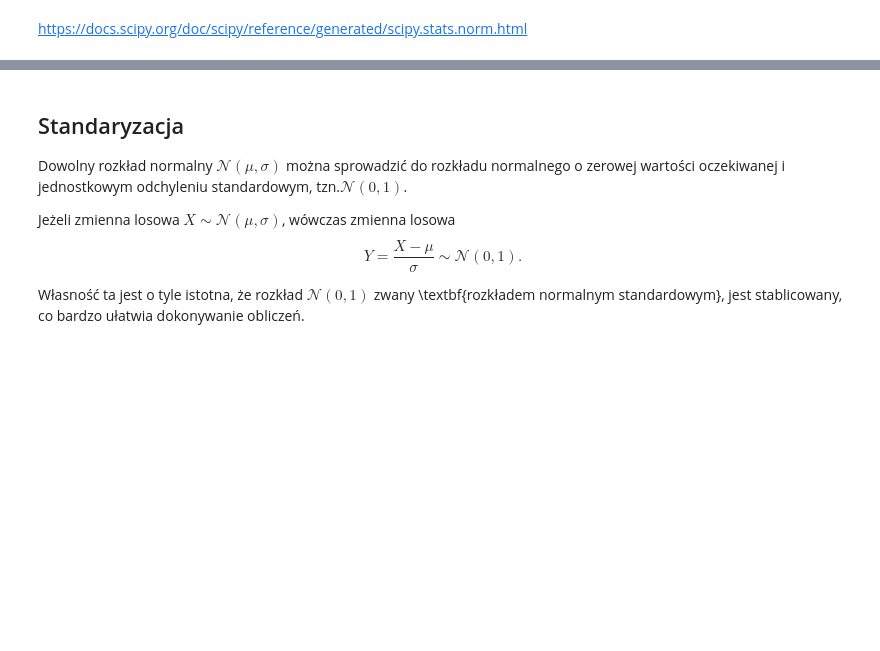
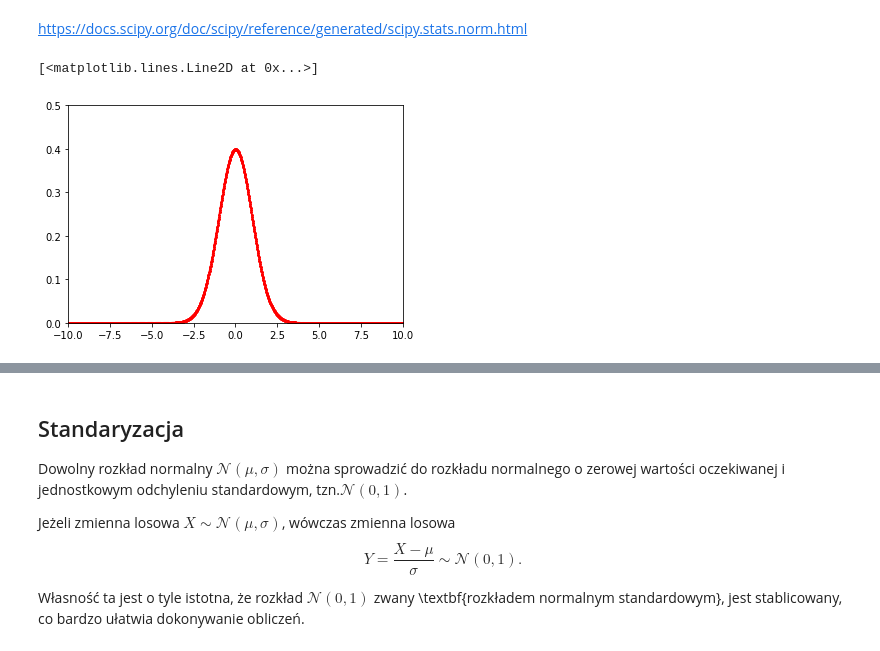
Before and after one commit to mdabrowski-phd/ds250223_stat, a Jupyter notebook: 02_rachunek_prawdopodobienstwa/05_rozklad_normalny.ipynb, the cells around one changed output, grey strips where cells are left out. Cells and saved outputs as stored; diff of their text form; code cells hidden in the pictures; blank space fills up the shorter version.

```diff
--- a/02_rachunek_prawdopodobienstwa/05_rozklad_normalny.ipynb
+++ b/02_rachunek_prawdopodobienstwa/05_rozklad_normalny.ipynb
@@ -25,14 +25,18 @@ from scipy import stats
 # %% [markdown]
 https://docs.scipy.org/doc/scipy/reference/generated/scipy.stats.norm.html
 # %%
-# norm01 = stats.norm(loc = 0,scale = 1)
+# 1. Definicja
+norm01 = stats.norm(loc=0, scale=1)
 # %%
-# # 2. Gęstość
+# 2. Gęstość
 
-# fig, ax = plt.subplots(1, 1)
-# ax.set_xlim([-10, 10])
-# ax.set_ylim([0, 0.5])
+fig, ax = plt.subplots(1, 1)
+ax.set_xlim([-10, 10])
+ax.set_ylim([0, 0.5])
 
-# x_value = np.linspace(-10, 10, 1000)
-# ax.plot(x_value, norm01.pdf(x_value), 'ro--', ms=2, label='norm(0,1) pdf')
+x_value = np.linspace(-10, 10, 1000)
+ax.plot(x_value, norm01.pdf(x_value), 'ro--', ms=2, label='norm(0,1) pdf')
+# %% [output]
+[<matplotlib.lines.Line2D at 0x...>]
+[figure, added]
 # %%
```
Also changed, not shown: parts of 30 cells of this notebook, 4 other files.
